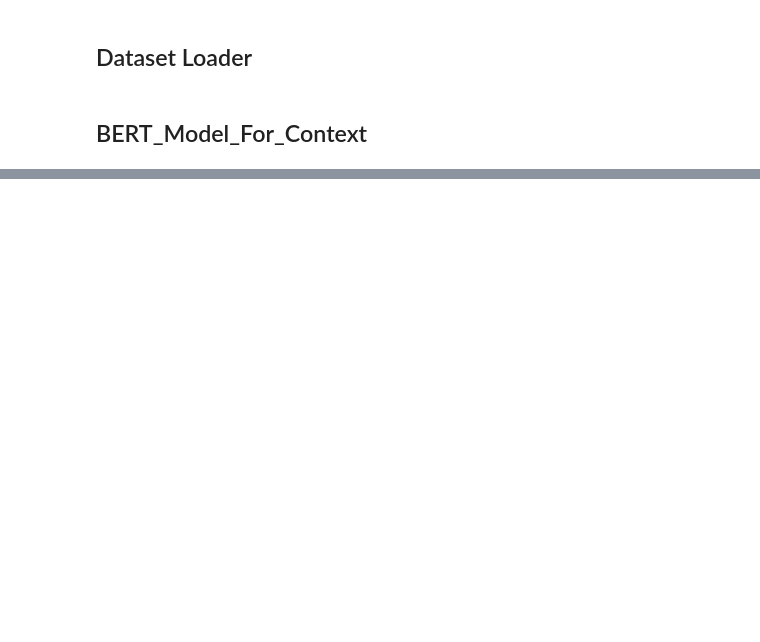
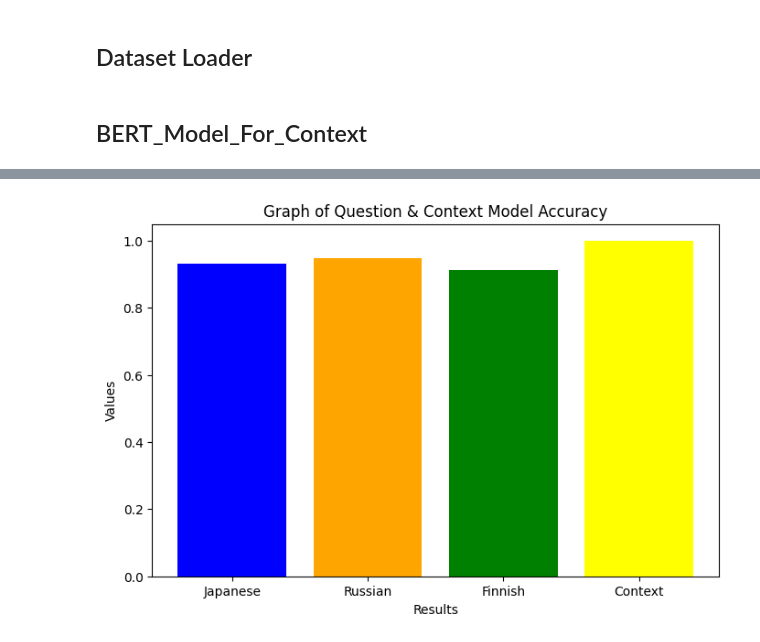
Before and after one commit to kazisohrabuddintitu/NLP_Week_Projects, a Jupyter notebook: Kazi_NLP_2.ipynb, the cells around one changed output, grey strips where cells are left out. Drawn from its saved outputs; the diff is of its cells as text; code cells hidden in the pictures; blank space fills up the shorter version.

```diff
--- a/Kazi_NLP_2.ipynb
+++ b/Kazi_NLP_2.ipynb
@@ -384,7 +345,6 @@ Validation Loss: 0.0047, Validation Accuracy: 0.9889
 # %% [markdown]
 ## Context_Tokezination_Fi_Ru_Ja
 # %%
-# Load the multilingual BERT tokenizer
 tokenizer = BertTokenizer.from_pretrained('bert-base-multilingual-cased')
 
 def tokenize_context(row):
@@ -394,6 +354,7 @@ def tokenize_context(row):
         return None
 
 df['context_tokens'] = df.apply(tokenize_context, axis=1)
+df_eval['context_tokens'] = df_eval.apply(tokenize_context, axis=1)
 # %% [markdown]
 ### tokenizer display
 # %%
@@ -415,7 +385,8 @@ df.head(3000)
 # %% [markdown]
 ## Spliting_dataset_for_context
 # %%
-context_train_df, context_val_df = train_test_split(df[df['lang'].isin(['fi', 'ru', 'ja'])], test_size=0.2, random_state=42)
+context_train_df = df[df['lang'].isin(['fi', 'ru', 'ja'])]
+context_val_df = df_eval[df_eval['lang'].isin(['fi', 'ru', 'ja'])]
 # %%
 context_train_df.head()
 # %% [output]
@@ -469,7 +444,6 @@ class ContextDataset(Dataset):
 # %% [markdown]
 ## BERT_Model_For_Context
 # %%
-# Create dataset and dataloaders for training and validation
 train_dataset_context = ContextDataset(context_train_df['context'].tolist(), context_train_df['context_tokens'].tolist(), tokenizer)
 val_dataset_context = ContextDataset(context_val_df['context'].tolist(), context_val_df['context_tokens'].tolist(), tokenizer)
 train_dataloader_context = DataLoader(train_dataset_context, batch_size=8, shuffle=True)
@@ -477,9 +451,8 @@ val_dataloader_context = DataLoader(val_dataset_context, batch_size=8, shuffle=F
 
 model = BertForMaskedLM.from_pretrained('bert-base-multilingual-cased')
 model.train()
-model.to('cuda')  # Moving model to GPU
+model.to('cuda')
 
-# Optimizer
 optimizer = AdamW(model.parameters(), lr=5e-5)
 
 # Training Loop
@@ -489,23 +462,19 @@ for epoch in range(3):
         input_ids = batch['input_ids'].to('cuda')
         attention_mask = batch['attention_mask'].to('cuda')
 
-        # Forward pass
         outputs = model(input_ids, attention_mask=attention_mask, labels=input_ids)
 
         loss = outputs.loss
 
-        # Backward pass and optimization
         loss.backward()
         optimizer.step()
 
-# 4. Validate the Model
 model.eval()
 
-# Function to get probabilities on the validation set
 def validate_model(data_loader):
     total_loss = 0
     total_correct = 0
-    total_tokens = 0  # To count the total number of tokens for accuracy calculation
+    total_tokens = 0
 
     model.eval()
     with torch.no_grad():
@@ -513,14 +482,11 @@ def validate_model(data_loader):
             input_ids = batch['input_ids'].to('cuda')
             attention_mask = batch['attention_mask'].to('cuda')
 
-            # Forward pass
             outputs = model(input_ids, attention_mask=attention_mask, labels=input_ids)
             total_loss += outputs.loss.item()
 
-            # predicted token IDs
             predictions = outputs.logits.argmax(dim=-1)
 
-            # Compare predictions with the input_ids
             for i in range(predictions.size(0)):
                 for j in range(predictions.size(1)):
                     if input_ids[i][j] != 0:
@@ -529,11 +495,13 @@ def validate_model(data_loader):
                             total_correct += 1
 
     avg_loss = total_loss / len(data_loader)
-    accuracy = total_correct / total_tokens if total_tokens > 0 else 0  # Calculate accuracy
+    accuracy = total_correct / total_tokens if total_tokens > 0 else 0
+
 
     print(f"Validation Loss: {avg_loss:.4f}, Validation Accuracy: {accuracy:.4f}")
 
-# Validate the model
+    return accuracy
+
 validate_model(val_dataloader_context)
 # %% [output]
 Some weights of the model checkpoint at bert-base-multilingual-cased were not used when initializing BertForMaskedLM: ['bert.pooler.dense.bias', 'bert.pooler.dense.weight', 'cls.seq_relationship.bias' ...
@@ -542,0 +511,21 @@ Validation Loss: 0.0000, Validation Accuracy: 1.0000
+# %%
+import matplotlib.pyplot as plt
+
+
+result1 = validate_model_ja(val_dataloader_ja)
+result2 = validate_model_ru(val_dataloader_ru)
+result3 = validate_model_fi(val_dataloader_fi)
+result4 = validate_model(val_dataloader_context)
+
+results = [result1, result2, result3, result4]
+labels = ['Japanese', 'Russian', 'Finnish', 'Context']
+
+
+plt.figure(figsize=(8, 5))
+plt.bar(labels, results, color=['blue', 'orange', 'green', 'yellow'])
+plt.xlabel('Results')
+plt.ylabel('Values')
+plt.title('Graph of Question & Context Model Accuracy')
+plt.show()
+# %% [output]
+[figure, added]
```
Also changed, not shown: parts of 32 cells of this notebook, 4 other files.
